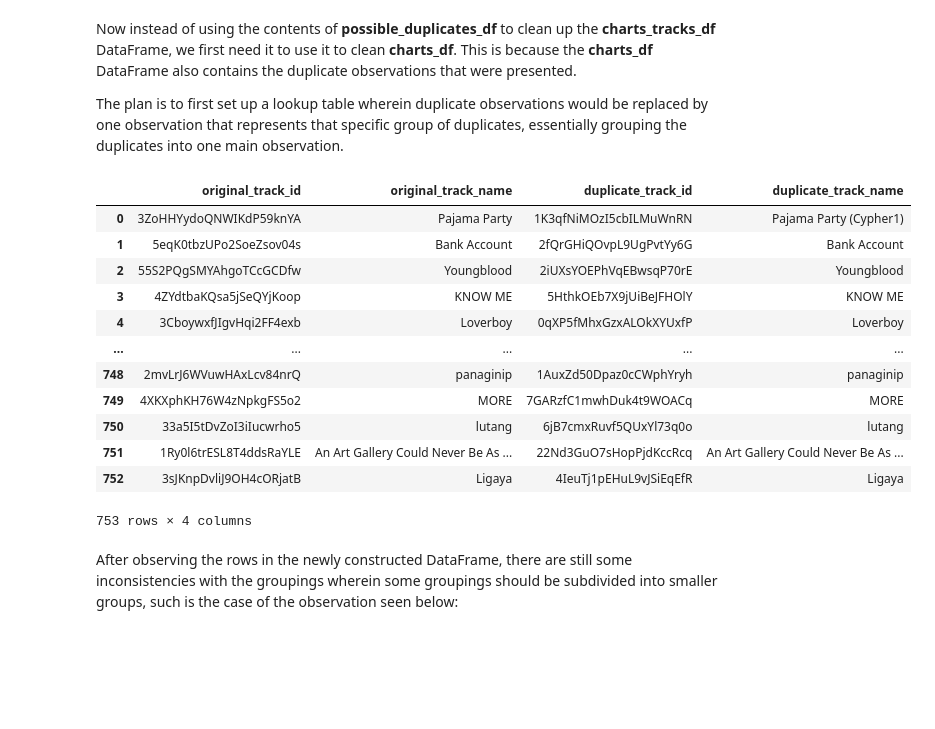
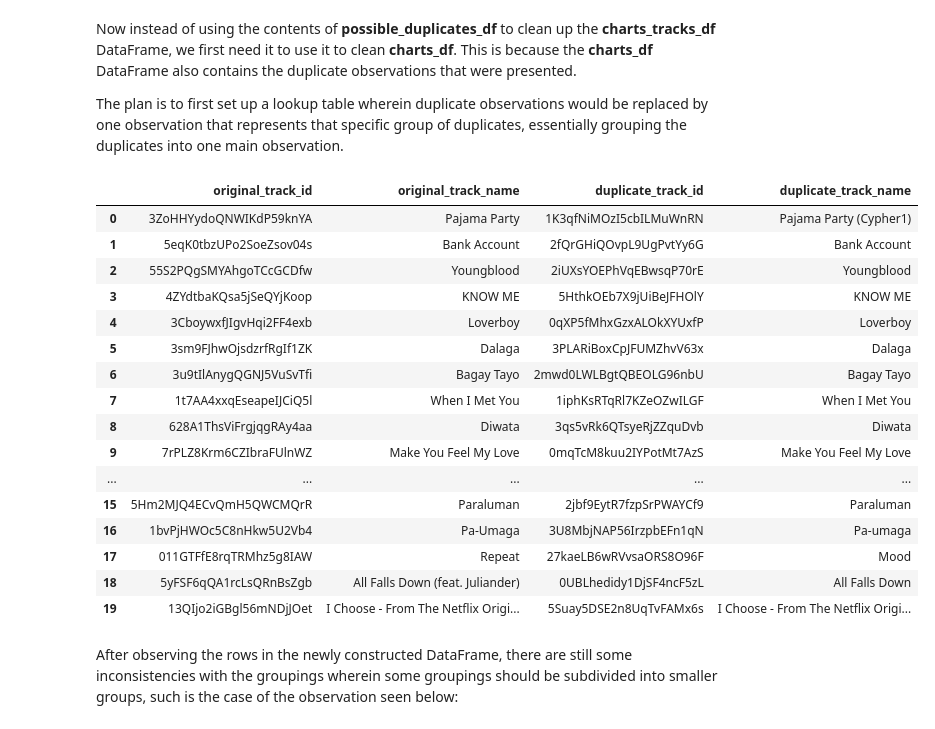
Before and after one commit to ADichoso/CSMODEL-Project-XX22-G1, a Jupyter notebook: SpotifyDataset.ipynb, the cells around one changed output. Saved outputs shown, nothing was run; the diff lists cells and outputs as text; code cells hidden in the pictures; blank space fills up the shorter version.

```diff
--- a/SpotifyDataset.ipynb
+++ b/SpotifyDataset.ipynb
@@ -4,15 +4,21 @@ import numpy as np
 import pandas as pd
 import matplotlib.pyplot as plt
 import seaborn as sns
+from IPython.core.display import display #used to display big lists
+
 # sets the theme of the charts
 plt.style.use('seaborn-darkgrid')
-
+pd.set_option('display.max_rows', 500)
 %matplotlib inline
 # %%
 #Loading the three datasets
 charts_df = pd.read_csv('ph_spotify_daily_charts.csv')
 charts_artists_df = pd.read_csv('ph_spotify_daily_charts_artists.csv')
 charts_tracks_df = pd.read_csv('ph_spotify_daily_charts_tracks.csv')
+# %%
+def print_df(df, head=10):
+    with pd.option_context('display.max_rows', None, 'display.max_columns', None):
+        display(df.head(head))
 # %% [markdown]
 ## Dataset Description
 # %% [markdown]
@@ -229,40 +235,44 @@ The plan is to first set up a lookup table wherein duplicate observations would
 # %%
 original_artist_name = None
 original_duration = None
 original_track_name = None
 original_track_id = None
 
 result_list = []
 for idx, row in possible_duplicates_df.iterrows():
     curr_artist_name = row['artist_name']
     curr_duration = row['duration']
     curr_track_name = row['track_name']
     curr_track_id = row['track_id']
 
     if ((original_artist_name != curr_artist_name) or (original_duration != curr_duration)):
         original_artist_name = curr_artist_name
         original_duration = curr_duration
         original_track_name = curr_track_name
         original_track_id = curr_track_id
     else:
         result = {'original_track_id': original_track_id, 'original_track_name': original_track_name, 'duplicate_track_id': curr_track_id, 'duplicate_track_name': curr_track_name}
         result_list.append(result)
 lookup_duplicate_df = pd.DataFrame(result_list)
-lookup_duplicate_df
+print_df(lookup_duplicate_df, 20)
 # %% [output]
 |  | original_track_id | original_track_name | duplicate_track_id | duplicate_track_name |
 | 0 | 3ZoHHYydoQNWIKdP59knYA | Pajama Party | 1K3qfNiMOzI5cbILMuWnRN | Pajama Party (Cypher1) |
 | 1 | 5eqK0tbzUPo2SoeZsov04s | Bank Account | 2fQrGHiQOvpL9UgPvtYy6G | Bank Account |
 | 2 | 55S2PQgSMYAhgoTCcGCDfw | Youngblood | 2iUXsYOEPhVqEBwsqP70rE | Youngblood |
 | 3 | 4ZYdtbaKQsa5jSeQYjKoop | KNOW ME | 5HthkOEb7X9jUiBeJFHOlY | KNOW ME |
 | 4 | 3CboywxfJIgvHqi2FF4exb | Loverboy | 0qXP5fMhxGzxALOkXYUxfP | Loverboy |
+| 5 | 3sm9FJhwOjsdzrfRgIf1ZK | Dalaga | 3PLARiBoxCpJFUMZhvV63x | Dalaga |
+| 6 | 3u9tIlAnygQGNJ5VuSvTfi | Bagay Tayo | 2mwd0LWLBgtQBEOLG96nbU | Bagay Tayo |
+| 7 | 1t7AA4xxqEseapeIJCiQ5l | When I Met You | 1iphKsRTqRl7KZeOZwILGF | When I Met You |
+| 8 | 628A1ThsViFrgjqgRAy4aa | Diwata | 3qs5vRk6QTsyeRjZZquDvb | Diwata |
+| 9 | 7rPLZ8Krm6CZIbraFUlnWZ | Make You Feel My Love | 0mqTcM8kuu2IYPotMt7AzS | Make You Feel My Love |
 | ... | ... | ... | ... | ... |
-| 748 | 2mvLrJ6WVuwHAxLcv84nrQ | panaginip | 1AuxZd50Dpaz0cCWphYryh | panaginip |
-| 749 | 4XKXphKH76W4zNpkgFS5o2 | MORE | 7GARzfC1mwhDuk4t9WOACq | MORE |
-| 750 | 33a5I5tDvZoI3iIucwrho5 | lutang | 6jB7cmxRuvf5QUxYl73q0o | lutang |
-| 751 | 1Ry0l6trESL8T4ddsRaYLE | An Art Gallery Could Never Be As ... | 22Nd3GuO7sHopPjdKccRcq | An Art Gallery Could Never Be As ... |
-| 752 | 3sJKnpDvliJ9OH4cORjatB | Ligaya | 4IeuTj1pEHuL9vJSiEqEfR | Ligaya |
+| 15 | 5Hm2MJQ4ECvQmH5QWCMQrR | Paraluman | 2jbf9EytR7fzpSrPWAYCf9 | Paraluman |
+| 16 | 1bvPjHWOc5C8nHkw5U2Vb4 | Pa-Umaga | 3U8MbjNAP56IrzpbEFn1qN | Pa-umaga |
+| 17 | 011GTFfE8rqTRMhz5g8IAW | Repeat | 27kaeLB6wRVvsaORS8O96F | Mood |
+| 18 | 5yFSF6qQA1rcLsQRnBsZgb | All Falls Down (feat. Juliander) | 0UBLhedidy1DjSF4ncF5zL | All Falls Down |
+| 19 | 13QIjo2iGBgl56mNDjJOet | I Choose - From The Netflix Origi... | 5Suay5DSE2n8UqTvFAMx6s | I Choose - From The Netflix Origi... |
-753 rows × 4 columns
 # %% [markdown]
 After observing the rows in the newly constructed DataFrame, there are still some inconsistencies with the groupings wherein some groupings should be subdivided into smaller groups, such is the case of the observation seen below:
 # %%
```
Also changed, not shown: parts of 32 cells of this notebook.
